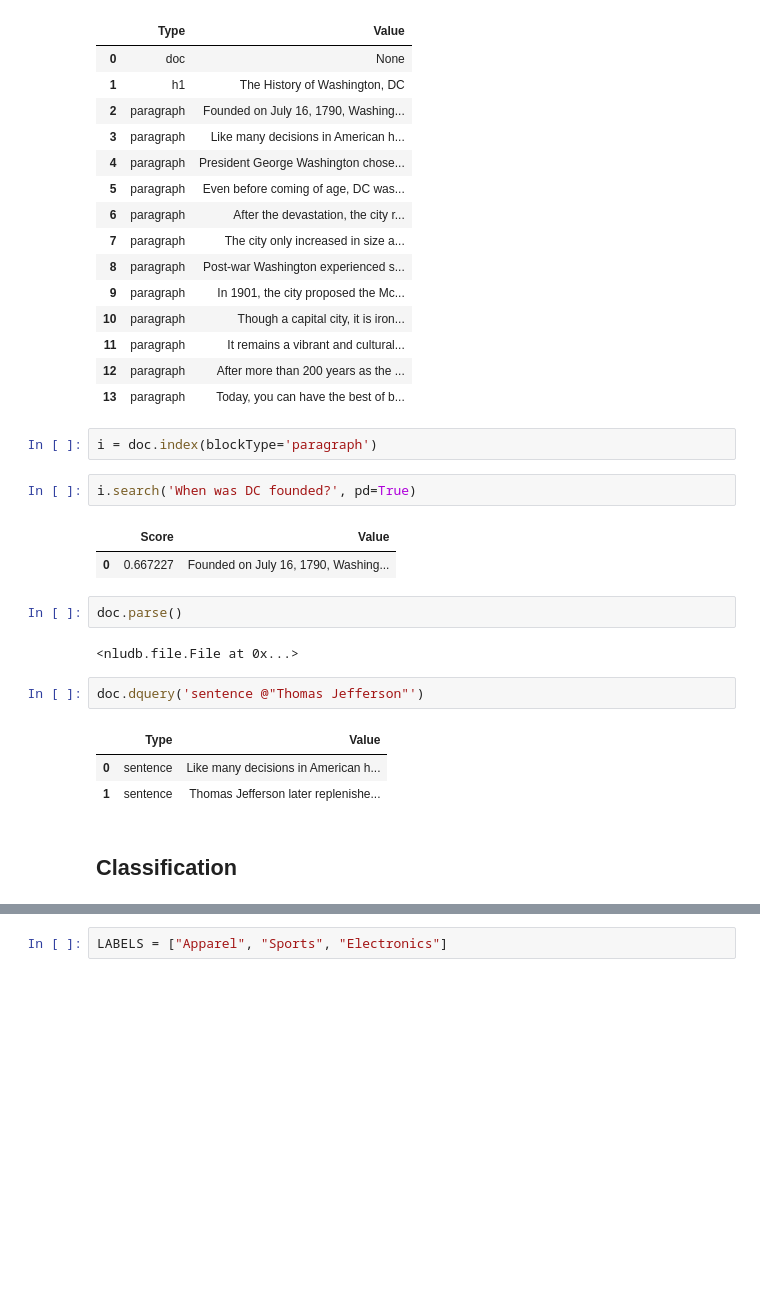
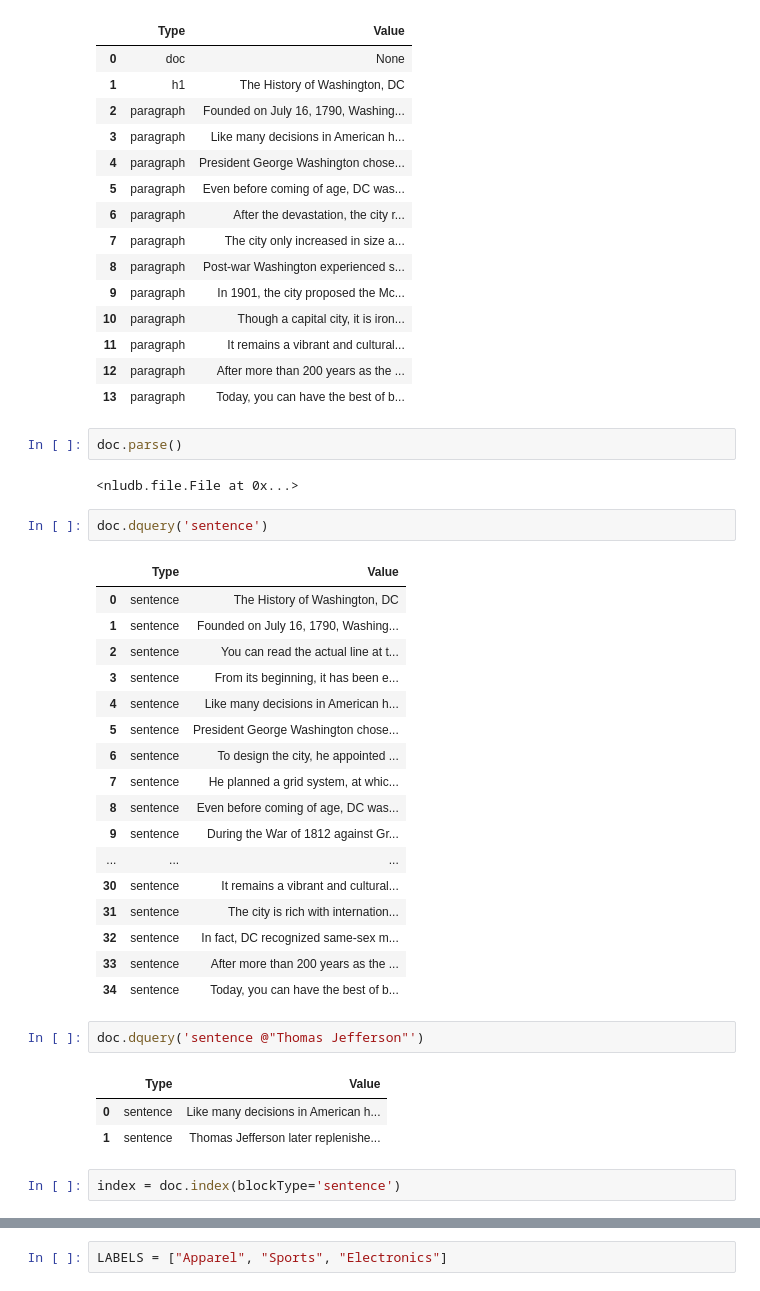
Before and after one commit to steamship-core/python-client, a Jupyter notebook: nbs/demo-snapshot.ipynb, the cells around one changed output, grey strips where cells are left out. Cells and saved outputs as stored; diff of their text form; blank space fills up the shorter version.

```diff
--- a/nbs/scrape_and_search.ipynb
+++ b/nbs/demo-snapshot.ipynb
@@ -52,22 +49,35 @@ doc.query(pd=True)
 | 11 | paragraph | It remains a vibrant and cultural... |
 | 12 | paragraph | After more than 200 years as the ... |
 | 13 | paragraph | Today, you can have the best of b... |
-# %%
-i = doc.index(blockType='paragraph')
-# %%
-i.search('When was DC founded?', pd=True)
-# %% [output]
-|  | Score | Value |
-| 0 | 0.667227 | Founded on July 16, 1790, Washing... |
 # %%
 doc.parse()
 # %% [output]
 <nludb.file.File at 0x...>
+# %%
+doc.dquery('sentence')
+# %% [output]
+|  | Type | Value |
+| 0 | sentence | The History of Washington, DC |
+| 1 | sentence | Founded on July 16, 1790, Washing... |
+| 2 | sentence | You can read the actual line at t... |
+| 3 | sentence | From its beginning, it has been e... |
+| 4 | sentence | Like many decisions in American h... |
+| 5 | sentence | President George Washington chose... |
+| 6 | sentence | To design the city, he appointed ... |
+| 7 | sentence | He planned a grid system, at whic... |
+| 8 | sentence | Even before coming of age, DC was... |
+| 9 | sentence | During the War of 1812 against Gr... |
+| ... | ... | ... |
+| 30 | sentence | It remains a vibrant and cultural... |
+| 31 | sentence | The city is rich with internation... |
+| 32 | sentence | In fact, DC recognized same-sex m... |
+| 33 | sentence | After more than 200 years as the ... |
+| 34 | sentence | Today, you can have the best of b... |
 # %%
 doc.dquery('sentence @"Thomas Jefferson"')
 # %% [output]
 |  | Type | Value |
 | 0 | sentence | Like many decisions in American h... |
 | 1 | sentence | Thomas Jefferson later replenishe... |
-# %% [markdown]
-## Classification
+# %%
+index = doc.index(blockType='sentence')
```
Also changed, not shown: parts of 19 cells of this notebook, 3 other files.
